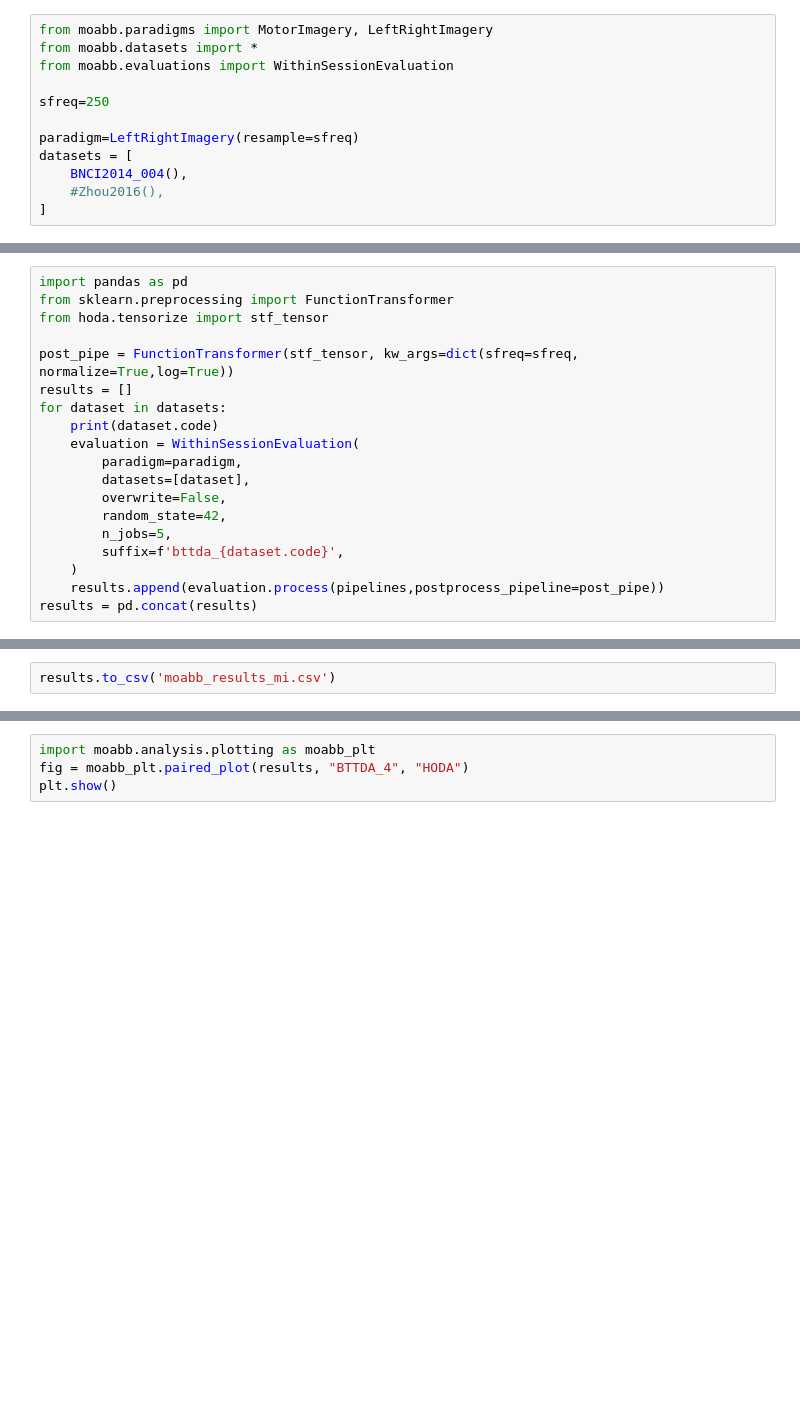
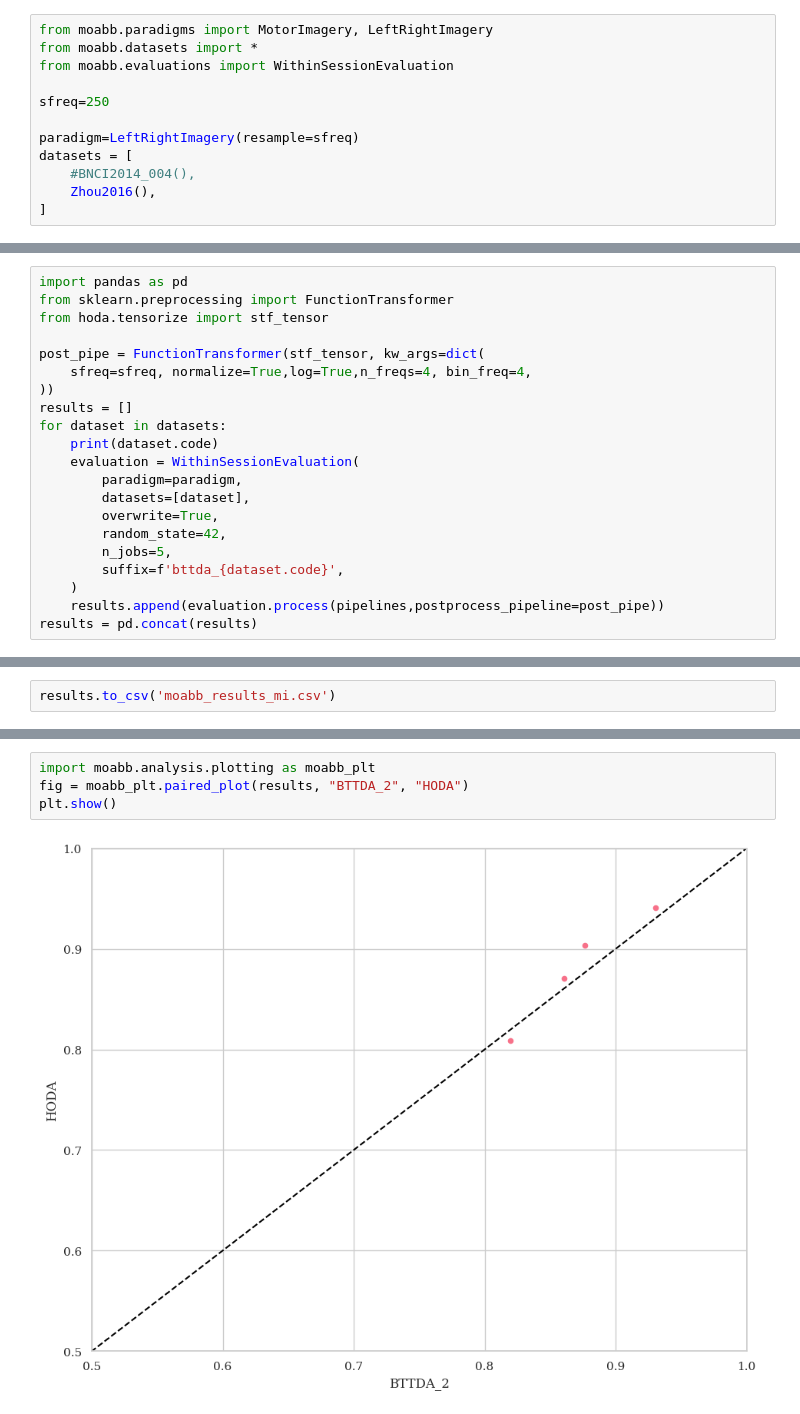
Before and after one commit to arnevdk/bttda, a Jupyter notebook: notebooks/moabb_mi.ipynb, the cells around one changed output, grey strips where cells are left out. Cells and saved outputs as stored; diff of their text form; blank space fills up the shorter version.

```diff
--- a/notebooks/moabb_mi.ipynb
+++ b/notebooks/moabb_mi.ipynb
@@ -7,8 +7,8 @@ sfreq=250
 
 paradigm=LeftRightImagery(resample=sfreq)
 datasets = [
-    BNCI2014_004(),
-    #Zhou2016(),
+    #BNCI2014_004(),
+    Zhou2016(),
 ]
 # %%
 from sklearn.pipeline import make_pipeline, Pipeline
@@ -96,14 +96,16 @@ import pandas as pd
 from sklearn.preprocessing import FunctionTransformer
 from hoda.tensorize import stf_tensor
 
-post_pipe = FunctionTransformer(stf_tensor, kw_args=dict(sfreq=sfreq, normalize=True,log=True))
+post_pipe = FunctionTransformer(stf_tensor, kw_args=dict(
+    sfreq=sfreq, normalize=True,log=True,n_freqs=4, bin_freq=4,
+))
 results = []
 for dataset in datasets:
     print(dataset.code)
     evaluation = WithinSessionEvaluation(
         paradigm=paradigm,
         datasets=[dataset],
-        overwrite=False,
+        overwrite=True,
         random_state=42,
         n_jobs=5,
         suffix=f'bttda_{dataset.code}',
@@ -161,4 +215,6 @@ plt.show()
 # %%
 import moabb.analysis.plotting as moabb_plt
-fig = moabb_plt.paired_plot(results, "BTTDA_4", "HODA")
+fig = moabb_plt.paired_plot(results, "BTTDA_2", "HODA")
 plt.show()
+# %% [output]
+[figure, added]
```
Also changed, not shown: parts of 6 cells of this notebook, 1 other file.
